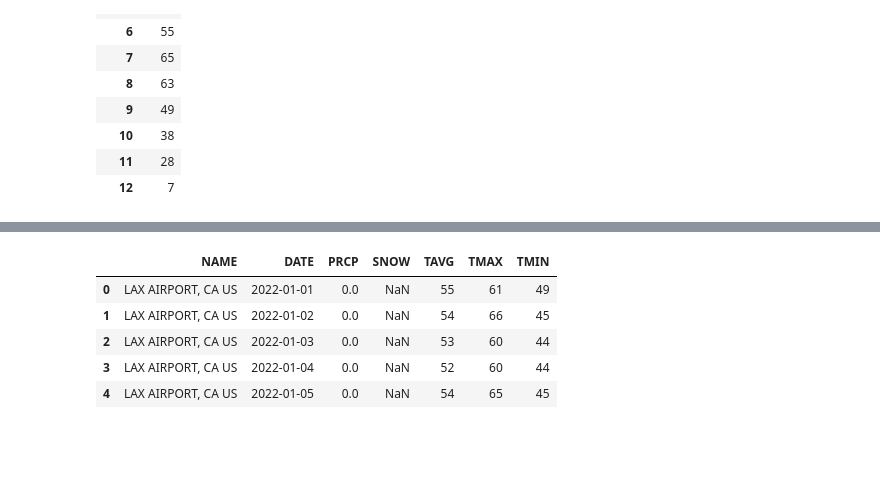
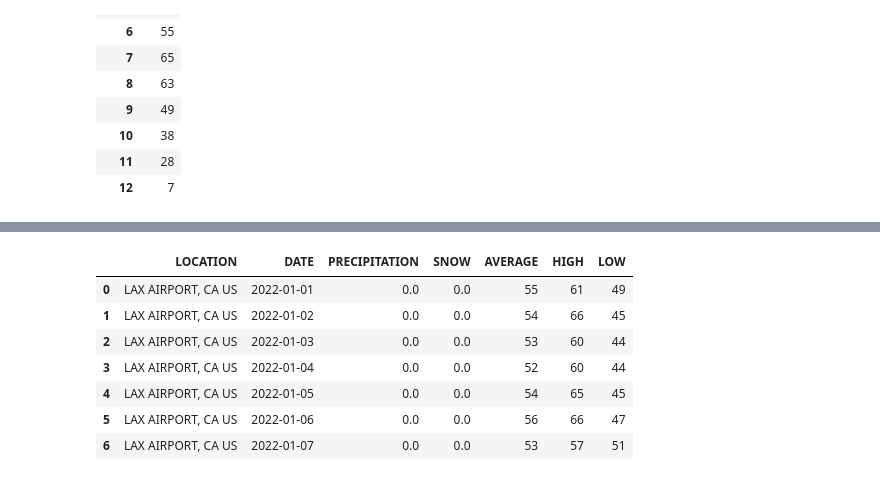
Before and after one commit to BerisDizdar/City_Weather_Comparison, a Jupyter notebook: City_Weather_Comparison.ipynb, the cells around one changed output, grey strips where cells are left out. Saved outputs shown, nothing was run; the diff lists cells and outputs as text; code cells hidden in the pictures; blank space fills up the shorter version.

```diff
--- a/City_Weather_Comparison.ipynb
+++ b/City_Weather_Comparison.ipynb
@@ -482,11 +559,13 @@ df4_LA_W.drop(columns = ['LATITUDE', 'LONGITUDE'], inplace = True)
 # %%
-df4_LA_W.head()
+df4_LA_W.head(7)
 # %% [output]
-|  | NAME | DATE | PRCP | SNOW | TAVG | TMAX | TMIN |
-| 0 | LAX AIRPORT, CA US | 2022-01-01 | 0.0 | NaN | 55 | 61 | 49 |
-| 1 | LAX AIRPORT, CA US | 2022-01-02 | 0.0 | NaN | 54 | 66 | 45 |
-| 2 | LAX AIRPORT, CA US | 2022-01-03 | 0.0 | NaN | 53 | 60 | 44 |
-| 3 | LAX AIRPORT, CA US | 2022-01-04 | 0.0 | NaN | 52 | 60 | 44 |
-| 4 | LAX AIRPORT, CA US | 2022-01-05 | 0.0 | NaN | 54 | 65 | 45 |
+|  | LOCATION | DATE | PRECIPITATION | SNOW | AVERAGE | HIGH | LOW |
+| 0 | LAX AIRPORT, CA US | 2022-01-01 | 0.0 | 0.0 | 55 | 61 | 49 |
+| 1 | LAX AIRPORT, CA US | 2022-01-02 | 0.0 | 0.0 | 54 | 66 | 45 |
+| 2 | LAX AIRPORT, CA US | 2022-01-03 | 0.0 | 0.0 | 53 | 60 | 44 |
+| 3 | LAX AIRPORT, CA US | 2022-01-04 | 0.0 | 0.0 | 52 | 60 | 44 |
+| 4 | LAX AIRPORT, CA US | 2022-01-05 | 0.0 | 0.0 | 54 | 65 | 45 |
+| 5 | LAX AIRPORT, CA US | 2022-01-06 | 0.0 | 0.0 | 56 | 66 | 47 |
+| 6 | LAX AIRPORT, CA US | 2022-01-07 | 0.0 | 0.0 | 53 | 57 | 51 |
 # %%
 
```
Also changed, not shown: parts of 36 cells of this notebook, 2 other files.
